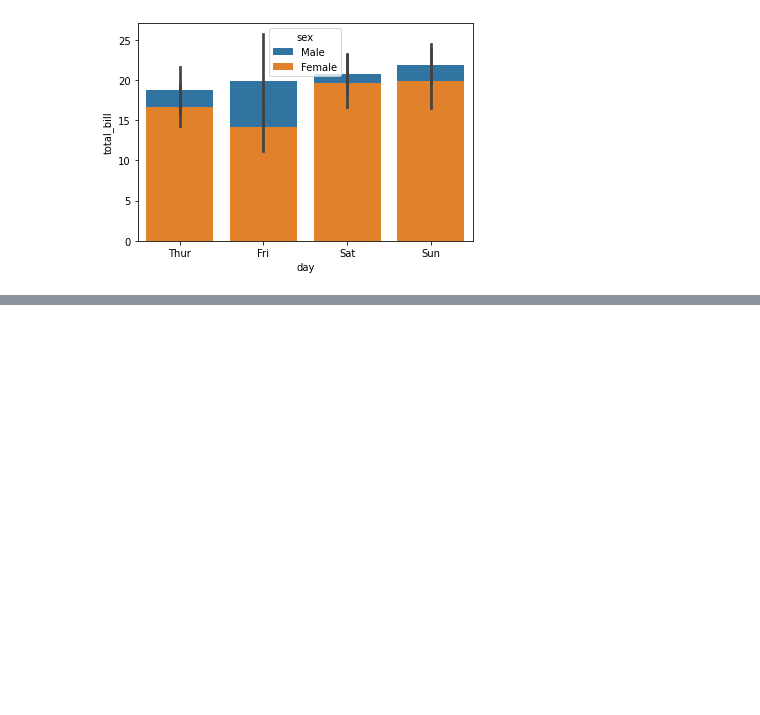
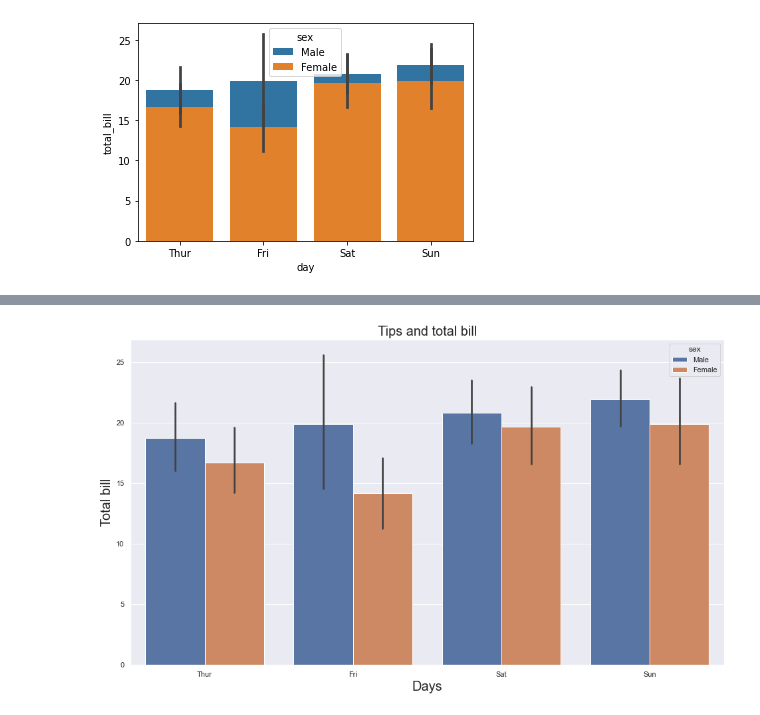
Before and after one commit to satya-ranjan/ML, a Jupyter notebook: Seaborn/Barplot.ipynb, the cells around one changed output, grey strips where cells are left out. Cells and saved outputs as stored; diff of their text form; code cells hidden in the pictures; blank space fills up the shorter version.

```diff
--- a/Seaborn/Barplot.ipynb
+++ b/Seaborn/Barplot.ipynb
@@ -90,0 +111,10 @@ sns.barplot(x="day" , y = "total_bill" , hue="sex" , data= tips_df, dodge= False
+# %%
+plt.figure(figsize=(16,9))
+sns.barplot(x="day" , y = "total_bill" , hue="sex" , data= tips_df,)
+
+plt.title("Tips and total bill",fontsize = 20)
+plt.ylabel("Total bill",fontsize = 20)
+plt.xlabel("Days",fontsize=20)
+plt,plt.show()
+# %% [output]
+[figure, added]
```
Also changed, not shown: parts of 4 cells of this notebook.
